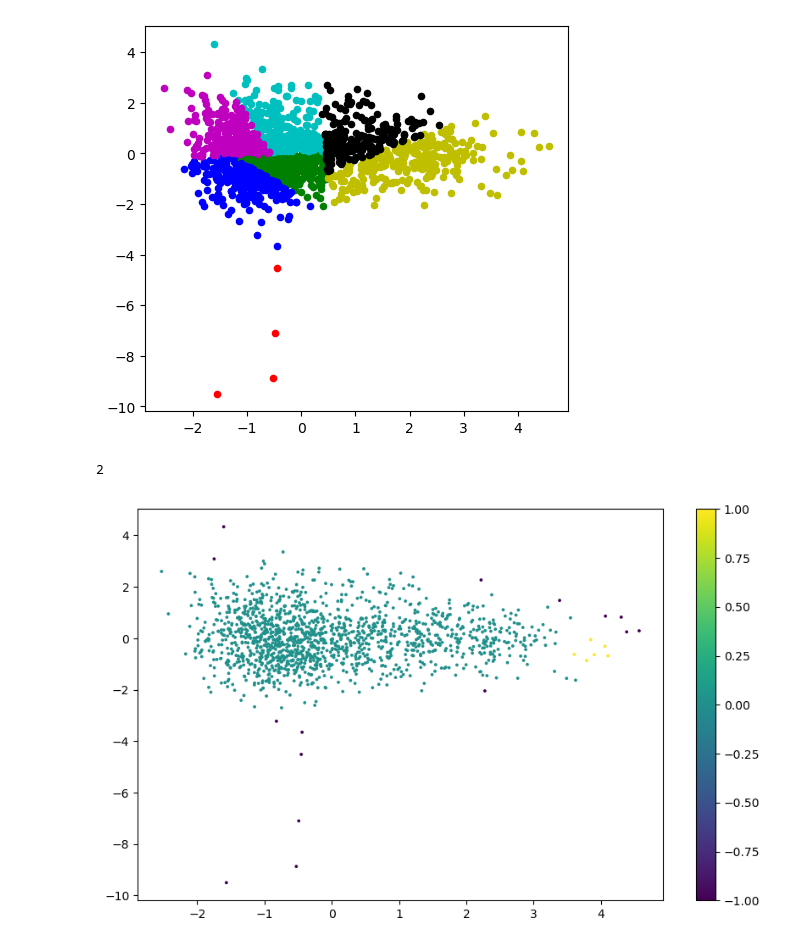
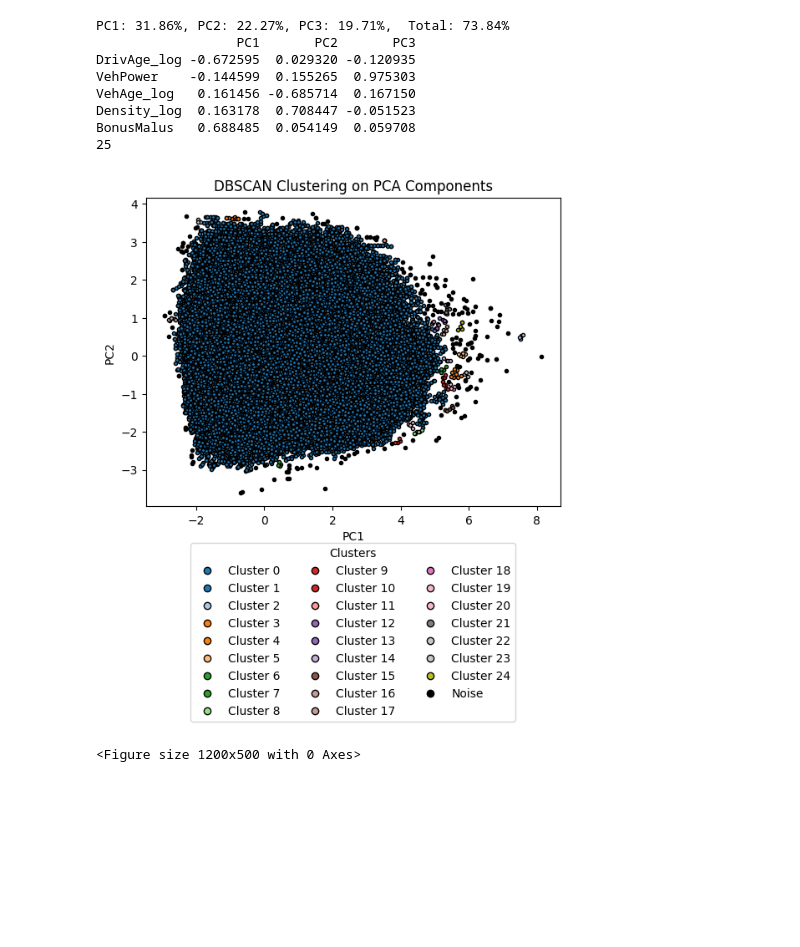
Before and after one commit to HKrtsn/ML-Project, a Jupyter notebook: pca_and_clustering/clustering.ipynb, the cells around one changed output. Saved outputs shown, nothing was run; the diff lists cells and outputs as text; code cells hidden in the pictures; blank space fills up the shorter version.

```diff
--- a/pca_and_clustering/clustering.ipynb
+++ b/pca_and_clustering/clustering.ipynb
@@ -1,15 +0,0 @@
-# %%
-import matplotlib.pyplot as plt
-import pandas as pd
-import numpy as np
-import seaborn as sns
-
-df=pd.read_csv('Project_description_and_data/claims_train.csv')
-
-df['VehAge_1']=df['VehAge'] +1
-df['VehAge_log']=np.log(df['VehAge_1'])
-
-df['DrivAge_log']=np.log(df['DrivAge'])
-df['Density_log']=np.log(df['Density'])
-
-low_cn=df[df['ClaimNb']>1]
@@ -218,42 +0,0 @@ ax1.scatter(X[:, 0], X[:, 1], c=labels, cmap='viridis', s=20)
-# %%
-def divisive_clustering(data, max_clusters=7):
-    clusters = [data]
-    while len(clusters) < max_clusters:
-        largest_idx = np.argmax([len(c) for c in clusters])
-        cluster_to_split = clusters[largest_idx]
-        clusters.pop(largest_idx)
-        # cluster_to_split = max(clusters, key=lambda x: len(x))
-        # clusters.remove(cluster_to_split)
-
-        kmeans = KMeans(n_clusters=2, random_state=42).fit(cluster_to_split)
-        cluster1 = cluster_to_split[kmeans.labels_ == 0]
-        cluster2 = cluster_to_split[kmeans.labels_ == 1]
-
-        clusters.extend([cluster1, cluster2])
-    return clusters
-
-X = low_cn[["PC1", "PC2"]].values
-clusters = divisive_clustering(X, max_clusters=7)
-
-
-plt.figure(figsize=(12, 5))
-
-plt.subplot(1, 2, 1)
-colors = ['r', 'g', 'b', 'c', 'm', 'y', 'k']
-for i, cluster in enumerate(clusters):
-    plt.scatter(cluster[:, 0], cluster[:, 1], s=20,
-                c=colors[i], label=f'Cluster {i+1}')
-# %% [output]
-[figure, removed]
-# %%
-dbscan = DBSCAN(eps=0.5, min_samples=4)
-clusters = dbscan.fit_predict(X)
-labels = dbscan.labels_
-print(len(set(labels)) - (1 if -1 in labels else 0))
-plt.figure(figsize=(10, 6))
-scatter = plt.scatter(low_cn['PC1'], low_cn['PC2'], c=clusters, cmap='viridis', s=3)
-plt.colorbar(scatter)
-plt.show()
-# %% [output]
-2
-[figure, removed]
@@ -259,0 +7,13 @@ plt.show()
+# %%
+cluster_dbscan(df)
+# %% [output]
+PC1: 31.86%, PC2: 22.27%, PC3: 19.71%,  Total: 73.84%
+                  PC1       PC2       PC3
+DrivAge_log -0.672595  0.029320 -0.120935
+VehPower    -0.144599  0.155265  0.975303
+VehAge_log   0.161456 -0.685714  0.167150
+Density_log  0.163178  0.708447 -0.051523
+BonusMalus   0.688485  0.054149  0.059708
+25
+[figure, added]
+<Figure size 1200x500 with 0 Axes>
```
Also changed, not shown: parts of 11 cells of this notebook, 6 other files.
